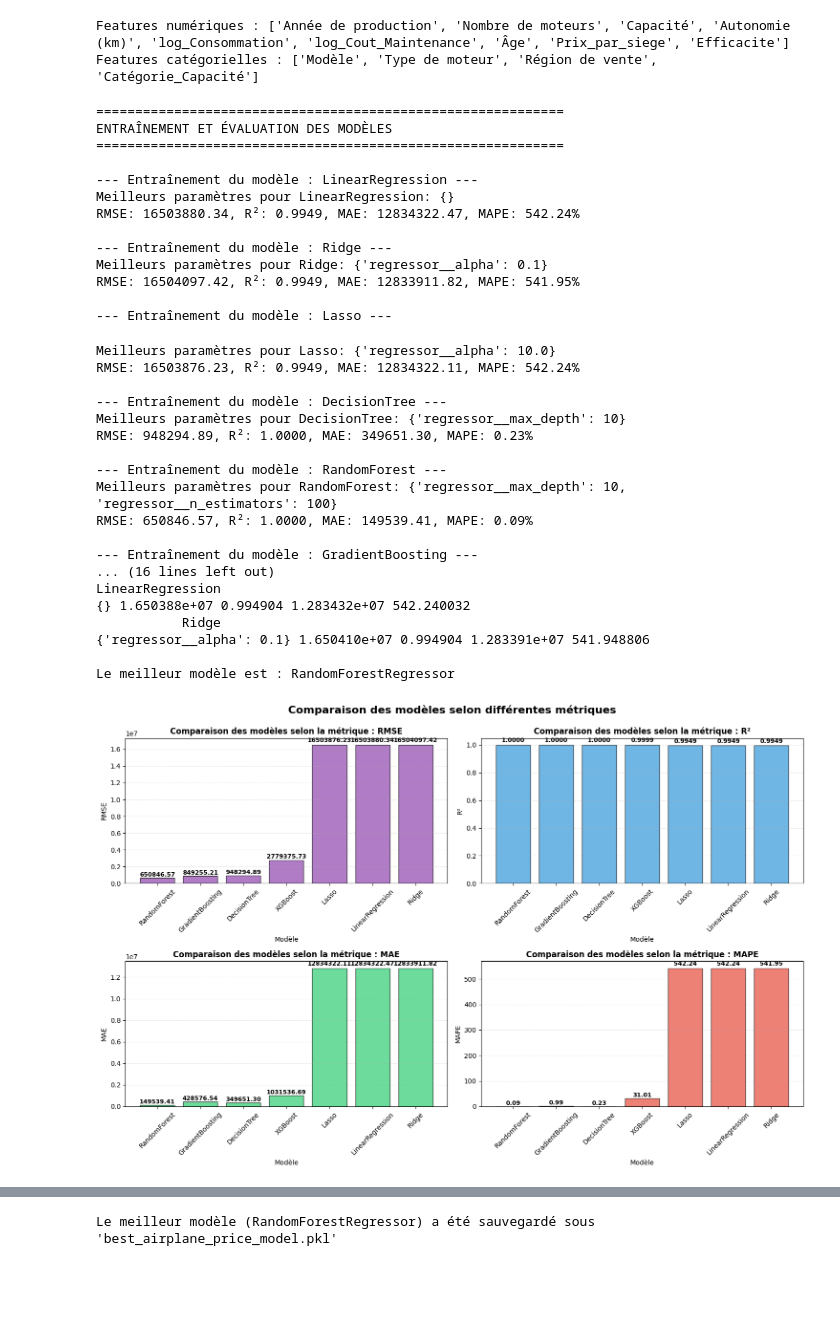
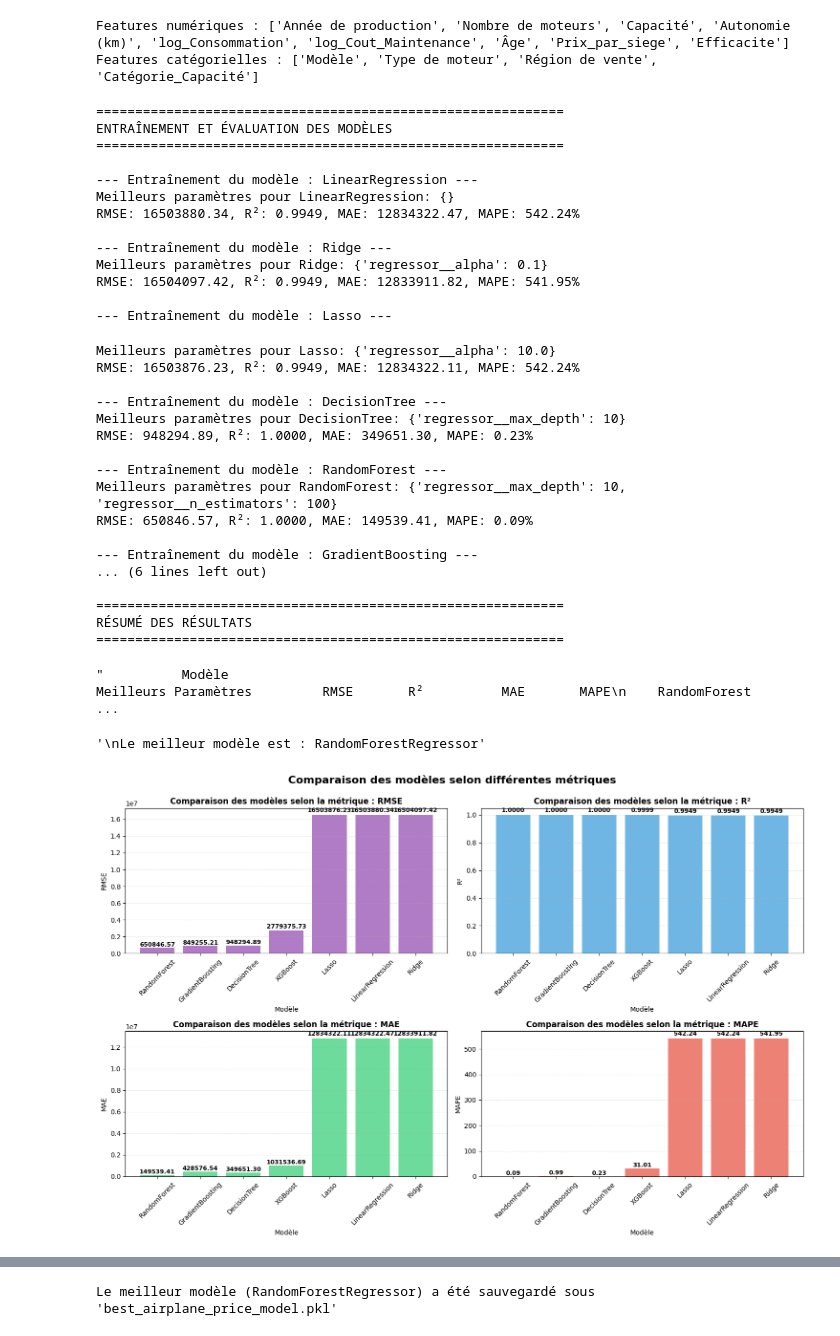
Before and after one commit to Hammilidi/ML_AI_Engineering, a Jupyter notebook: Semaine_3_Projets_ML/airplaneprice.ipynb, the cells around one changed output, grey strips where cells are left out. Cells and saved outputs as stored; diff of their text form; code cells hidden in the pictures; blank space fills up the shorter version.

```diff
--- a/Semaine_3_Projets_ML/airplaneprice.ipynb
+++ b/Semaine_3_Projets_ML/airplaneprice.ipynb
@@ -659,43 +0,0 @@ results_df_plot
-# %%
-import matplotlib.pyplot as plt
-import seaborn as sns
-
-# S'assurer que les noms des modèles sont bien utilisés comme index pour les graphiques
-results_df_plot = results_df.set_index('Modèle')
-
-# Configuration générale
-plt.figure(figsize=(18, 12))
-metrics = ['RMSE', 'R²', 'MAE', 'MAPE']
-
-for i, metric in enumerate(metrics, 1):
-    plt.subplot(2, 2, i)
-    ax = sns.barplot(
-        x=results_df_plot.index,
-        y=results_df_plot[metric].mean(),
-        hue=results_df_plot.index,
-        palette='viridis',
-        legend=False
-    )
-
-    # Affichage des valeurs au-dessus des barres
-    for bar in ax.patches:
-        height = bar.get_height()
-        ax.annotate(
-            f'{height:.2f}',
-            xy=(bar.get_x() + bar.get_width() / 2, height),
-            xytext=(0, 5),
-            textcoords='offset points',
-            ha='center',
-            fontsize=9,
-            rotation=0
-        )
-
-    plt.title(f'Comparaison des modèles selon la métrique : {metric}')
-    plt.ylabel(metric)
-    plt.xlabel('Modèle')
-    plt.xticks(rotation=45)
-    plt.grid(axis='y', linestyle='--', alpha=0.7)
-
-plt.tight_layout()
-plt.savefig("plots/airplane_price/models_comparison.png")
-plt.show()
@@ -1056,7 +291,7 @@ print("="*60)
 display(results_df.to_string(index=False))
 
 # Comparaison des moyennes des métriques
-display(f"\nLe meilleur modèle est : {best_model.named_steps['regressor'].__class__.__name__}")
+display(f"Le meilleur modèle est : {best_model.named_steps['regressor'].__class__.__name__}")
 # %% [output]
 ============================================================
 ENTRAÎNEMENT ET ÉVALUATION DES MODÈLES
@@ -1083,44 +318,46 @@ Meilleurs paramètres pour RandomForest: {'regressor__max_depth': 10, 'regressor
 RMSE: 650846.57, R²: 1.0000, MAE: 149539.41, MAPE: 0.09%
 
 --- Entraînement du modèle : GradientBoosting ---
-... (16 lines left out)
-LinearRegression                                                                                            {} 1.650388e+07 0.994904 1.283432e+07 542.240032
-           Ridge                                                                     {'regressor__alpha': 0.1} 1.650410e+07 0.994904 1.283391e+07 541.948806
+... (6 lines left out)
 
-Le meilleur modèle est : RandomForestRegressor
+============================================================
+RÉSUMÉ DES RÉSULTATS
+============================================================
+"          Modèle                                                                          Meilleurs Paramètres         RMSE       R²          MAE       MAPE\n    RandomForest                          ...
+'\nLe meilleur modèle est : RandomForestRegressor'
 # %%
 # Graphiques de comparaison des modèles
 plt.style.use('default')
 fig, axes = plt.subplots(2, 2, figsize=(15, 10))
 fig.suptitle('Comparaison des modèles selon différentes métriques', fontsize=16, fontweight='bold')
 
 metrics = ['RMSE', 'R²', 'MAE', 'MAPE']
 colors = ['#8E44AD', '#3498DB', '#2ECC71', '#E74C3C']
 
 for i, (metric, color) in enumerate(zip(metrics, colors)):
     ax = axes[i//2, i%2]
 
     # Créer le graphique en barres
-    bars = ax.bar(results_df['Modèle'], results_df[metric], color=color, alpha=0.7, edgecolor='black', linewidth=1)
+    bars = ax.bar(results_df['Modèle'], results_df[metric], color=color, alpha=0.7, linewidth=1)
 
     # Ajouter les valeurs au-dessus des barres
     for bar, value in zip(bars, results_df[metric]):
         height = bar.get_height()
         ax.text(bar.get_x() + bar.get_width()/2., height + height*0.01,
                 f'{value:.2f}' if metric != 'R²' else f'{value:.4f}',
                 ha='center', va='bottom', fontweight='bold', fontsize=9)
 
     ax.set_title(f'Comparaison des modèles selon la métrique : {metric}', fontweight='bold')
     ax.set_ylabel(metric)
     ax.set_xlabel('Modèle')
     ax.tick_params(axis='x', rotation=45)
     ax.grid(axis='y', linestyle='--', alpha=0.3)
 
 plt.tight_layout()
 plt.savefig("plots/airplane_price/models_comparison.png", dpi=300, bbox_inches='tight')
 plt.show()
 # %% [output]
-[figure, old version]
+[figure, new version]
 # %%
 # Analyse de l'importance des features pour les modèles qui le supportent
 print("\n" + "="*60)
```
Also changed, not shown: parts of 29 cells of this notebook.
